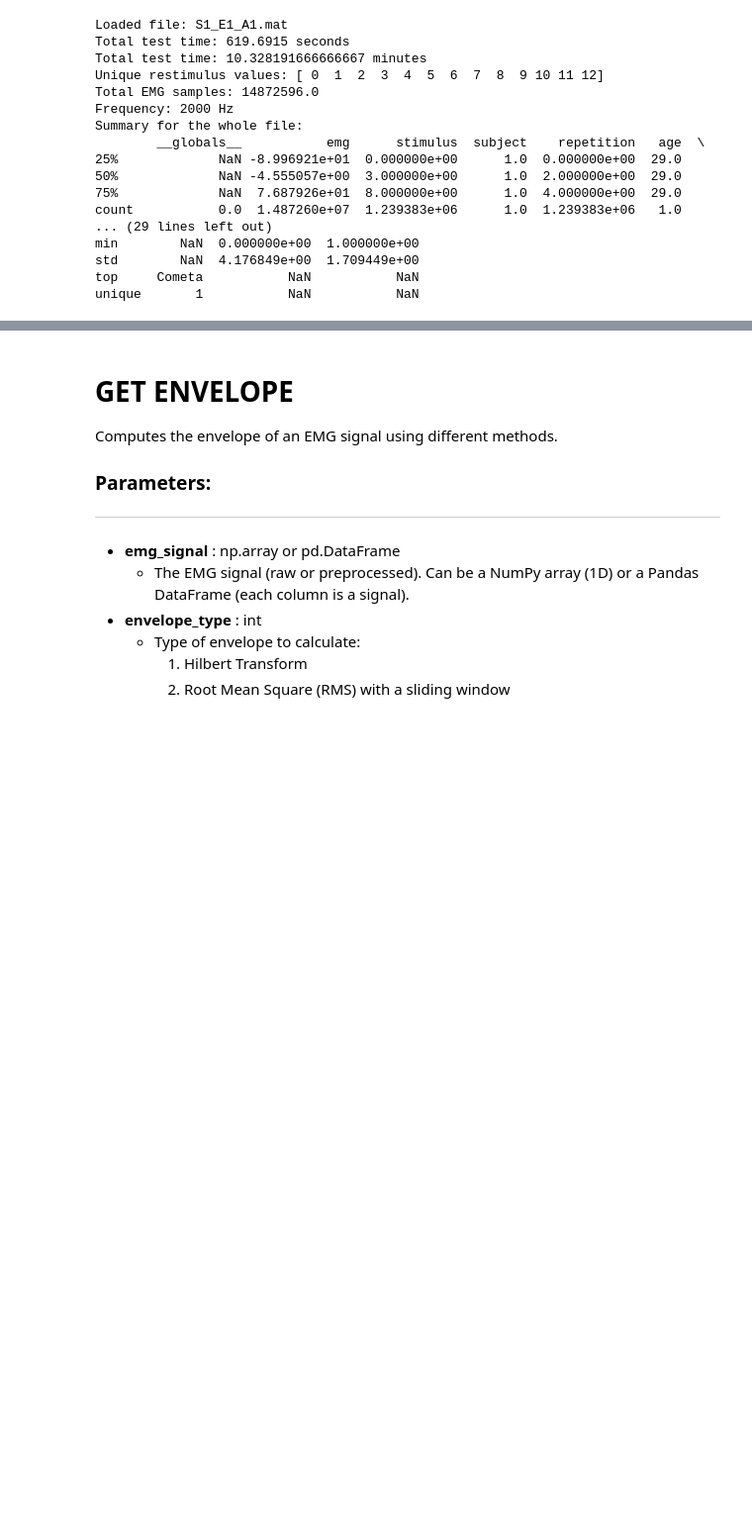
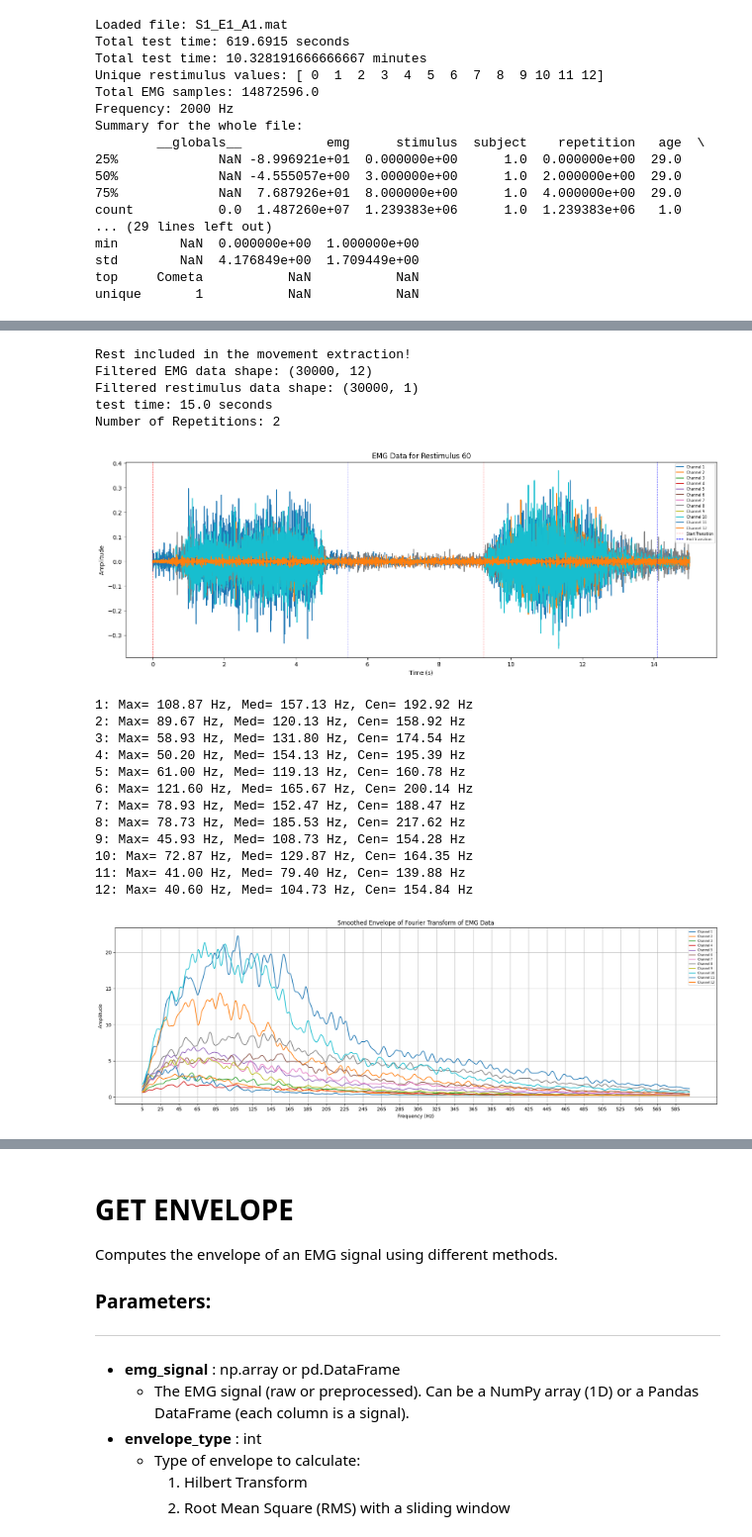
Before and after one commit to DanielSenseAI/IA_ProsthesisUdeA, a Jupyter notebook: envelope_processing.ipynb, the cells around one changed output, grey strips where cells are left out. Shown at 99% size. Cells and saved outputs as stored; diff of their text form; code cells hidden in the pictures; blank space fills up the shorter version.

```diff
--- a/envelope_processing.ipynb
+++ b/envelope_processing.ipynb
@@ -75,0 +91,22 @@ Number of Repetitions: 0
+# %%
+src.plot_emg_dataframe(database, df_norm, grasp, length=test_time, addFourier=True, include_rest=True)
+# %% [output]
+Rest included in the movement extraction!
+Filtered EMG data shape: (30000, 12)
+Filtered restimulus data shape: (30000, 1)
+test time: 15.0 seconds
+Number of Repetitions: 2
+[figure, added]
+1: Max= 108.87 Hz, Med= 157.13 Hz, Cen= 192.92 Hz
+2: Max= 89.67 Hz, Med= 120.13 Hz, Cen= 158.92 Hz
+3: Max= 58.93 Hz, Med= 131.80 Hz, Cen= 174.54 Hz
+4: Max= 50.20 Hz, Med= 154.13 Hz, Cen= 195.39 Hz
+5: Max= 61.00 Hz, Med= 119.13 Hz, Cen= 160.78 Hz
+6: Max= 121.60 Hz, Med= 165.67 Hz, Cen= 200.14 Hz
+7: Max= 78.93 Hz, Med= 152.47 Hz, Cen= 188.47 Hz
+8: Max= 78.73 Hz, Med= 185.53 Hz, Cen= 217.62 Hz
+9: Max= 45.93 Hz, Med= 108.73 Hz, Cen= 154.28 Hz
+10: Max= 72.87 Hz, Med= 129.87 Hz, Cen= 164.35 Hz
+11: Max= 41.00 Hz, Med= 79.40 Hz, Cen= 139.88 Hz
+12: Max= 40.60 Hz, Med= 104.73 Hz, Cen= 154.84 Hz
+[figure, added]
```
Also changed, not shown: parts of 11 cells of this notebook, 3 other files.
